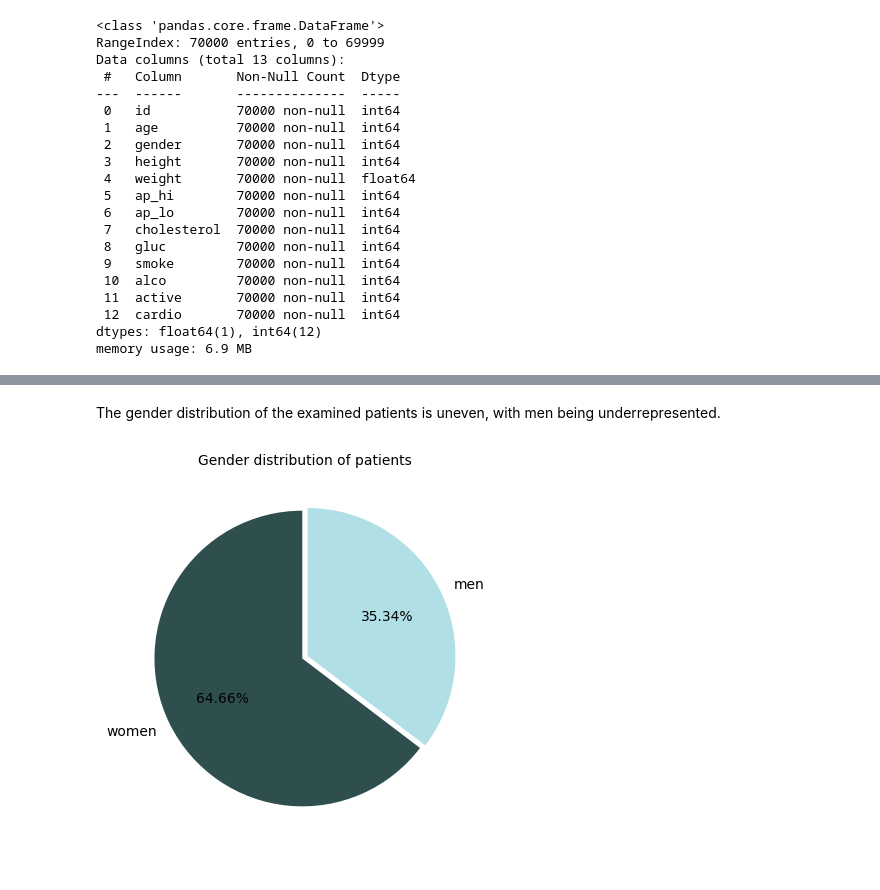
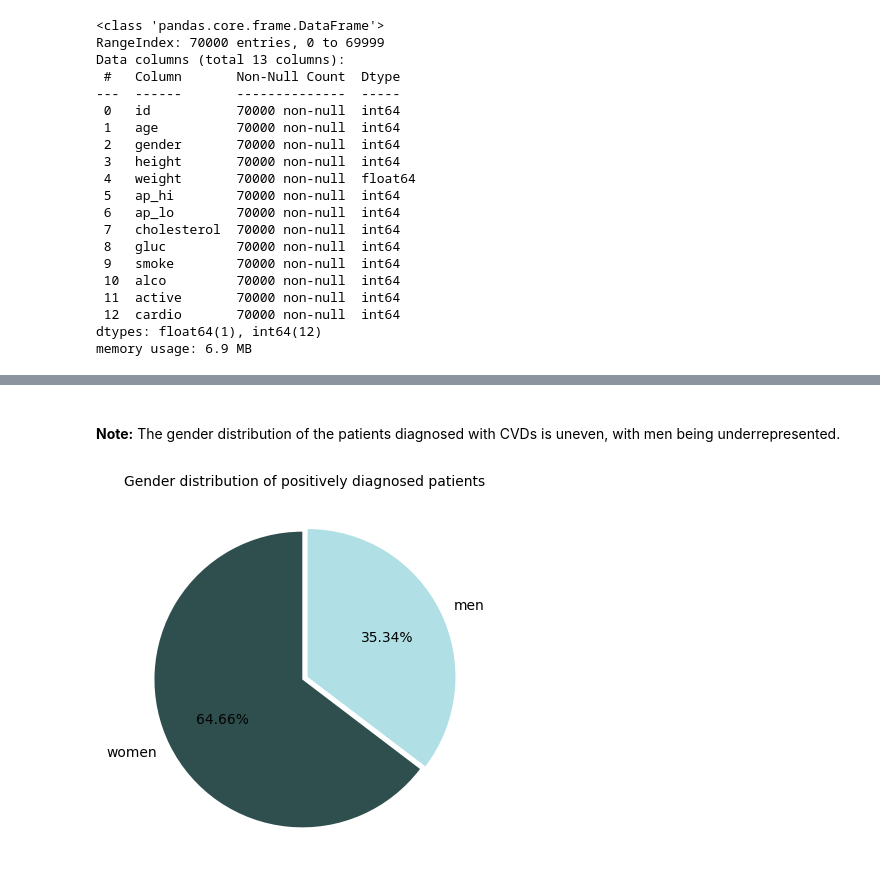
Before and after one commit to KatjaParak/Machine-learning, a Jupyter notebook: report.ipynb, the cells around one changed output, grey strips where cells are left out. Cells and saved outputs as stored; diff of their text form; code cells hidden in the pictures.

```diff
--- a/report.ipynb
+++ b/report.ipynb
@@ -101,8 +93,6 @@ plt.xlabel("Height(cm)");
 # %% [markdown]
-The gender distribution of the examined patients is uneven, with men being underrepresented.
+<br>**Note:** The gender distribution of the patients diagnosed with CVDs is uneven, with men being underrepresented.
-# %%
-plt.pie(cardio[cardio['cardio']==1]['gender'].value_counts(),autopct='%1.2f%%',labels=['women','men'],
-        colors=['darkslategray','powderblue'],explode=[0.02,0.02],startangle=90);
-plt.title("Gender distribution of patients",fontsize=10);
-# %% [output]
-[figure, removed]
+# %%
+utils.plot_gender_distribution(cardio);
+# %% [output]
+[figure, added]
```
Also changed, not shown: parts of 18 cells of this notebook.
